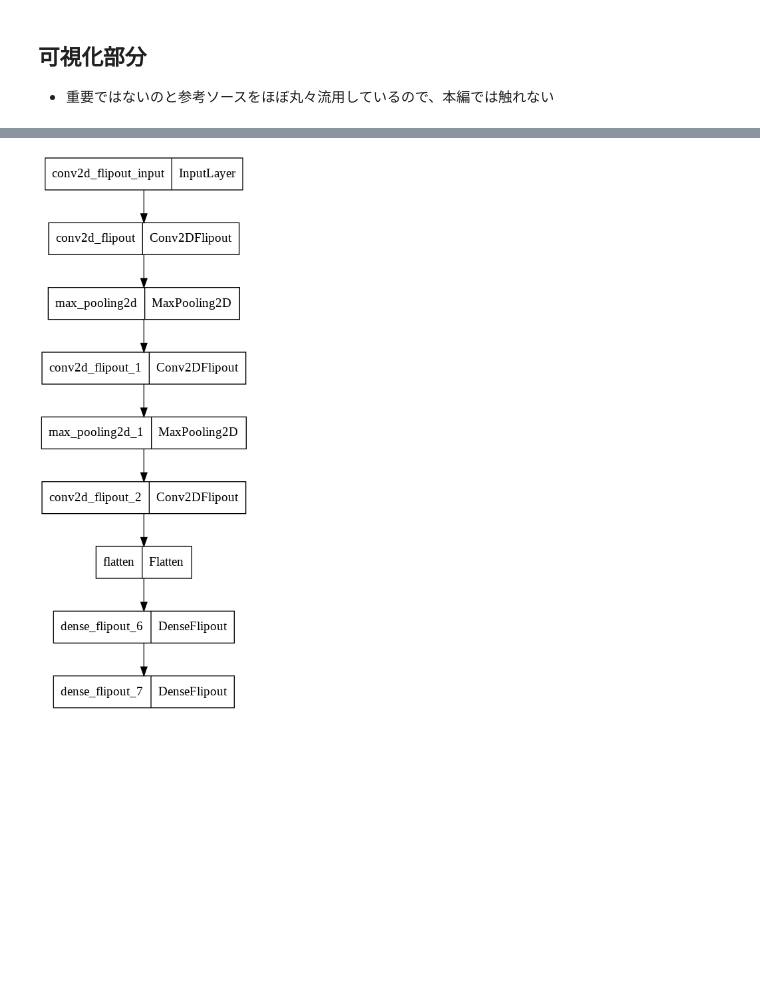
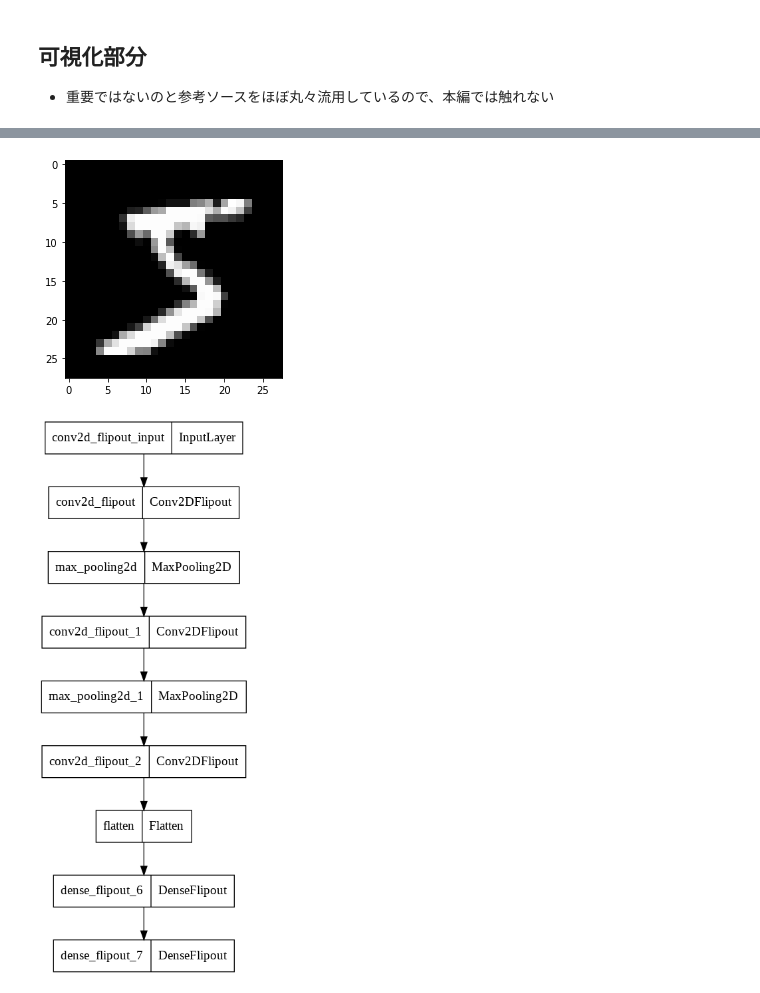
Before and after one commit to TtH61008/yurufuwa_bayesian_deep_learning, a Jupyter notebook: notebook/C100.ipynb, the cells around one changed output, grey strips where cells are left out. Cells and saved outputs as stored; diff of their text form; code cells hidden in the pictures; blank space fills up the shorter version.

```diff
--- a/notebook/C100.ipynb
+++ b/notebook/C100.ipynb
@@ -530,4 +531,8 @@ def normalize_image(images):
 
 X_train, y_train = normalize_image(train_set[0]), tf.keras.utils.to_categorical(train_set[1])
 X_test, y_test = normalize_image(test_set[0]), tf.keras.utils.to_categorical(test_set[1])
+
+pixels = X_train[0].reshape((28, 28))
+plt.imshow(pixels, cmap='gray')
+plt.show()
 # %% [output]
@@ -537,3 +539,4 @@ Downloading data from https://storage.googleapis.com/tensorflow/tf-keras-dataset
+[figure, added]
 # %%
 set_seed(0)
 
```
Also changed, not shown: parts of 14 cells of this notebook.
